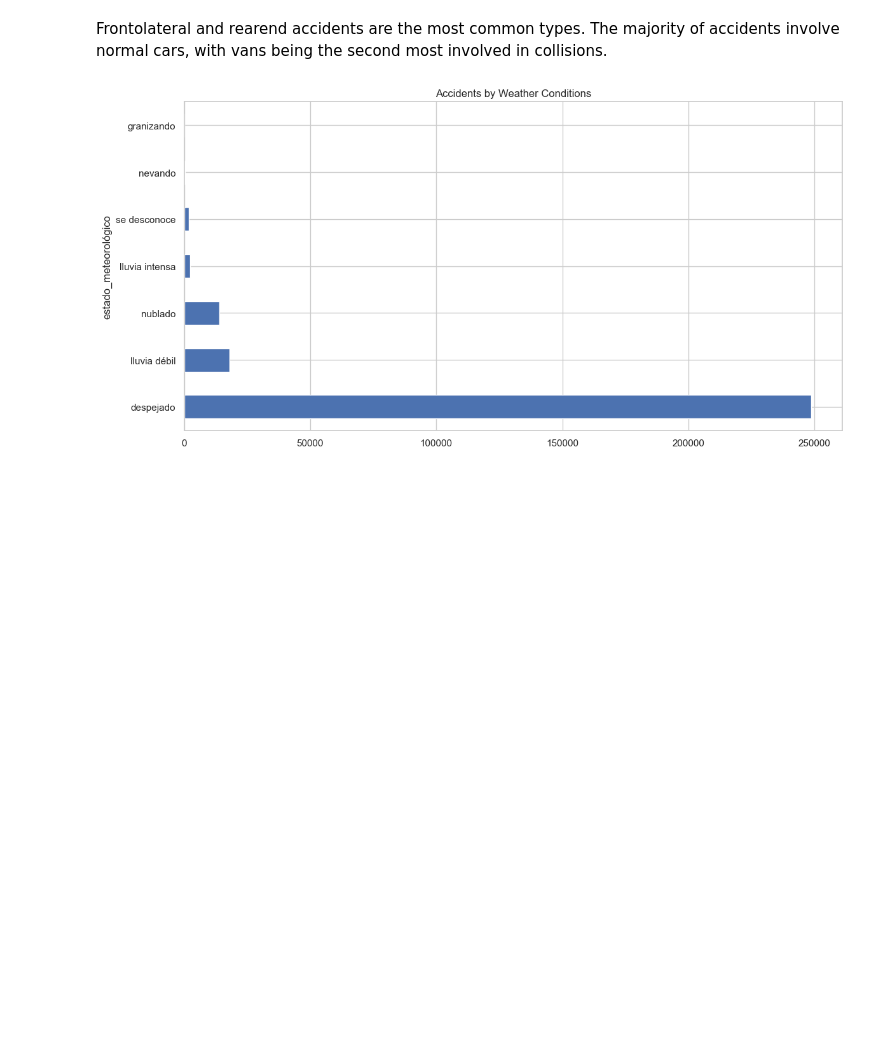
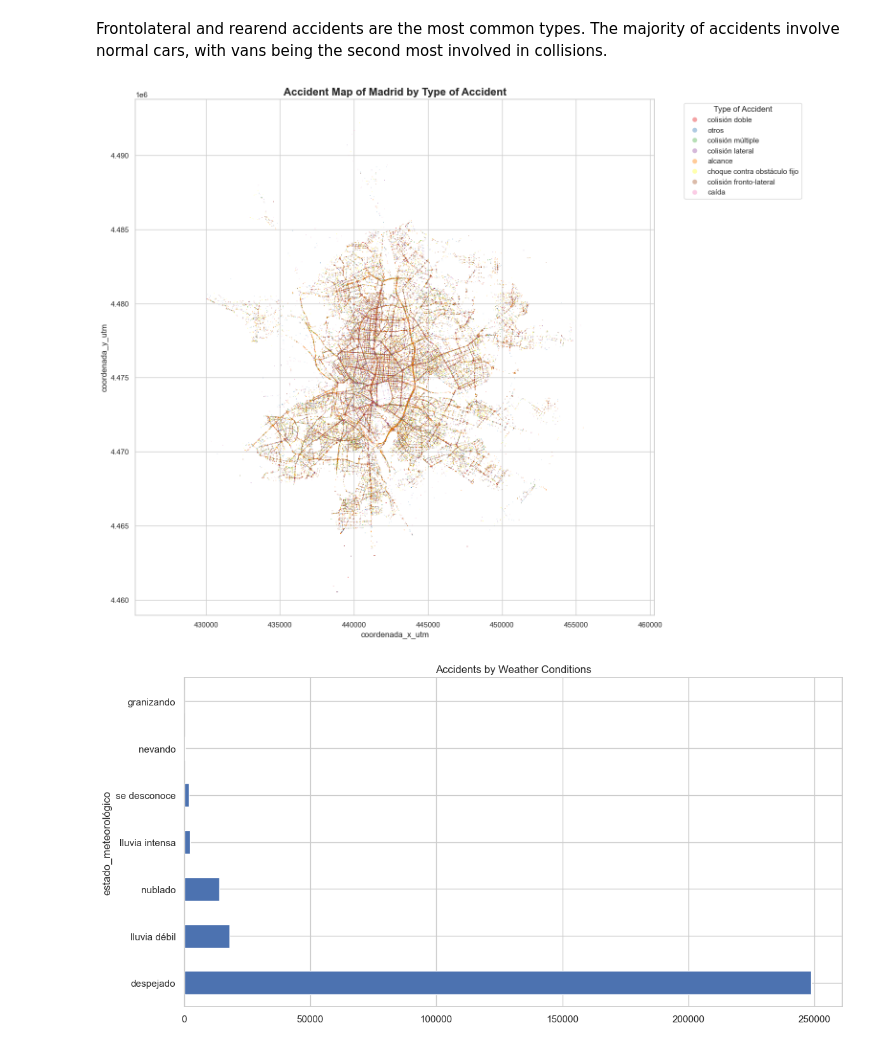
Before and after one commit to NadalBQ/Proyecto_iii, a Jupyter notebook: analysis/EDA/EDA_Accidentes_Madrid.ipynb, the cells around one changed output. Saved outputs shown, nothing was run; the diff lists cells and outputs as text; code cells hidden in the pictures; blank space fills up the shorter version.

Commit message:
update with map with types of accidents

```diff
--- a/analysis/EDA/EDA_Accidentes_Madrid.ipynb
+++ b/analysis/EDA/EDA_Accidentes_Madrid.ipynb
@@ -152,6 +153,38 @@ plt.show()
 [figure]
 # %% [markdown]
 Frontolateral and rearend accidents are the most common types. The majority of accidents involve normal cars, with vans being the second most involved in collisions.
+# %%
+# Filter for valid UTM coordinates in Madrid area
+# Madrid UTM Zone 30N coordinates are roughly:
+# X (Easting): 430,000 - 455,000
+# Y (Northing): 4,460,000 - 4,495,000
+mask = (df['coordenada_x_utm'] > 430000) & (df['coordenada_x_utm'] < 460000) & \
+       (df['coordenada_y_utm'] > 4460000) & (df['coordenada_y_utm'] < 4495000)
+df_map = df[mask].copy()
+
+# Group top 7 accident types, rest as 'otros'
+top_types = df_map['tipo_accidente'].value_counts().nlargest(7).index
+df_map['tipo_agrupado'] = df_map['tipo_accidente'].apply(lambda x: x if x in top_types else 'otros')
+
+plt.figure(figsize=(14, 14))
+
+sns.scatterplot(
+    data=df_map,
+    x='coordenada_x_utm',
+    y='coordenada_y_utm',
+    hue='tipo_agrupado',
+    palette='Set1',
+    s=0.5,
+    alpha=0.4,
+    edgecolor=None
+)
+
+plt.title('Accident Map of Madrid by Type of Accident', fontsize=16, fontweight='bold')
+plt.axis('equal')
+plt.legend(title='Type of Accident', bbox_to_anchor=(1.05, 1), loc='upper left', markerscale=10)
+plt.savefig('mapa_accidentes_por_tipo.png', dpi=300, bbox_inches='tight')
+# %% [output]
+[figure, added]
 # %%
 df['estado_meteorológico'].value_counts().plot(kind='barh', title='Accidents by Weather Conditions')
 plt.tight_layout()
```
Also changed, not shown: parts of 5 cells of this notebook.
